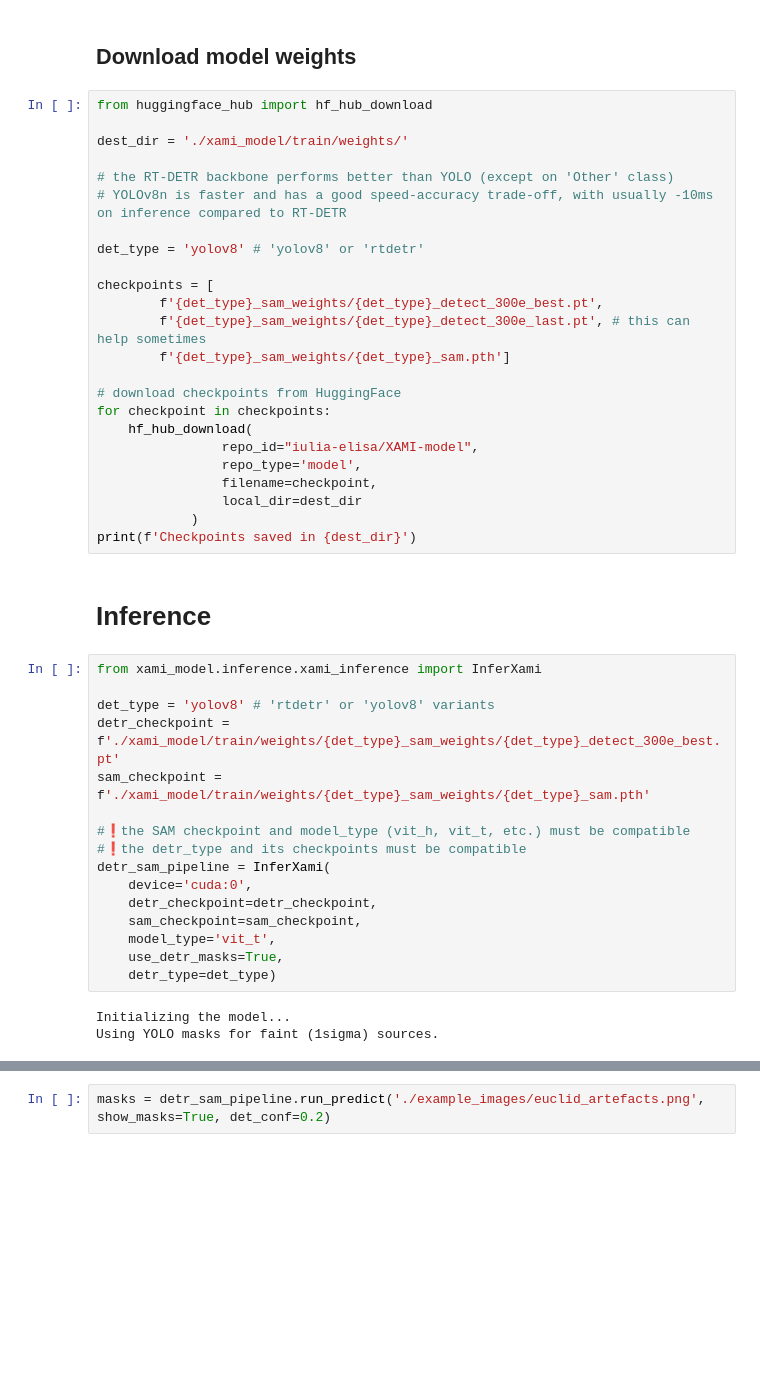
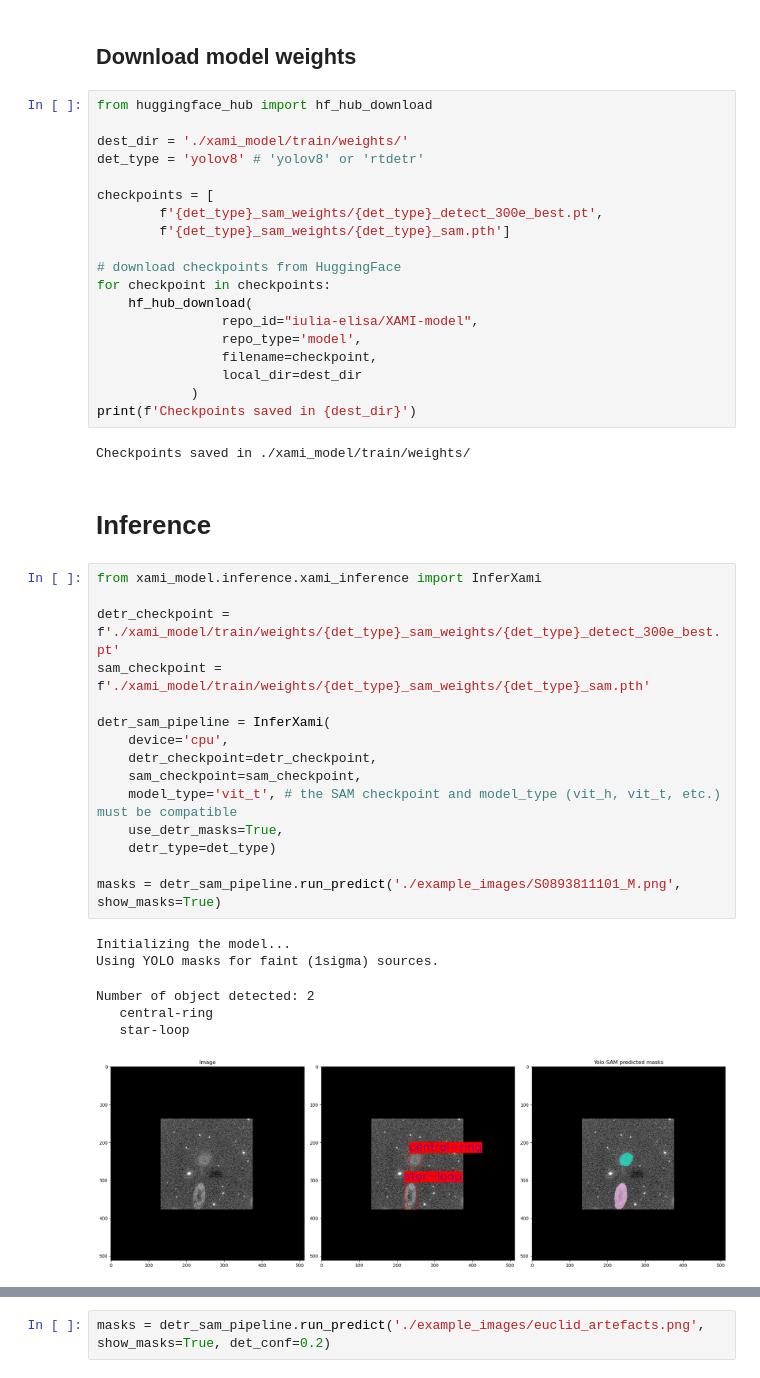
Before and after one commit to ESA-Datalabs/XAMI-model, a Jupyter notebook: dataset_and_model.ipynb, the cells around one changed output, grey strips where cells are left out. Drawn from its saved outputs; the diff is of its cells as text; blank space fills up the shorter version.

```diff
--- a/dataset_and_model.ipynb
+++ b/dataset_and_model.ipynb
@@ -40,15 +62,10 @@ xami_dataset = XAMIDataset(
 from huggingface_hub import hf_hub_download
 
 dest_dir = './xami_model/train/weights/'
-
-# the RT-DETR backbone performs better than YOLO (except on 'Other' class)
-# YOLOv8n is faster and has a good speed-accuracy trade-off, with usually -10ms on inference compared to RT-DETR
-
 det_type = 'yolov8' # 'yolov8' or 'rtdetr'
 
 checkpoints = [
         f'{det_type}_sam_weights/{det_type}_detect_300e_best.pt',
-        f'{det_type}_sam_weights/{det_type}_detect_300e_last.pt', # this can help sometimes
         f'{det_type}_sam_weights/{det_type}_sam.pth']
 
 # download checkpoints from HuggingFace
@@ -60,25 +77,30 @@ for checkpoint in checkpoints:
     			local_dir=dest_dir
     		)
 print(f'Checkpoints saved in {dest_dir}')
+# %% [output]
+Checkpoints saved in ./xami_model/train/weights/
 # %% [markdown]
 # Inference
 # %%
 from xami_model.inference.xami_inference import InferXami
 
-det_type = 'yolov8' # 'rtdetr' or 'yolov8' variants
 detr_checkpoint = f'./xami_model/train/weights/{det_type}_sam_weights/{det_type}_detect_300e_best.pt'
 sam_checkpoint = f'./xami_model/train/weights/{det_type}_sam_weights/{det_type}_sam.pth'
 
-#❗️the SAM checkpoint and model_type (vit_h, vit_t, etc.) must be compatible
-#❗️the detr_type and its checkpoints must be compatible
 detr_sam_pipeline = InferXami(
-    device='cuda:0',
+    device='cpu',
     detr_checkpoint=detr_checkpoint,
     sam_checkpoint=sam_checkpoint,
-    model_type='vit_t',
+    model_type='vit_t', # the SAM checkpoint and model_type (vit_h, vit_t, etc.) must be compatible
     use_detr_masks=True,
     detr_type=det_type)
+
+masks = detr_sam_pipeline.run_predict('./example_images/S0893811101_M.png', show_masks=True)
 # %% [output]
 Initializing the model...
 Using YOLO masks for faint (1sigma) sources.
+Number of object detected: 2
+   central-ring
+   star-loop
+[figure, added]
 # %%
```
Also changed, not shown: parts of 4 cells of this notebook.
